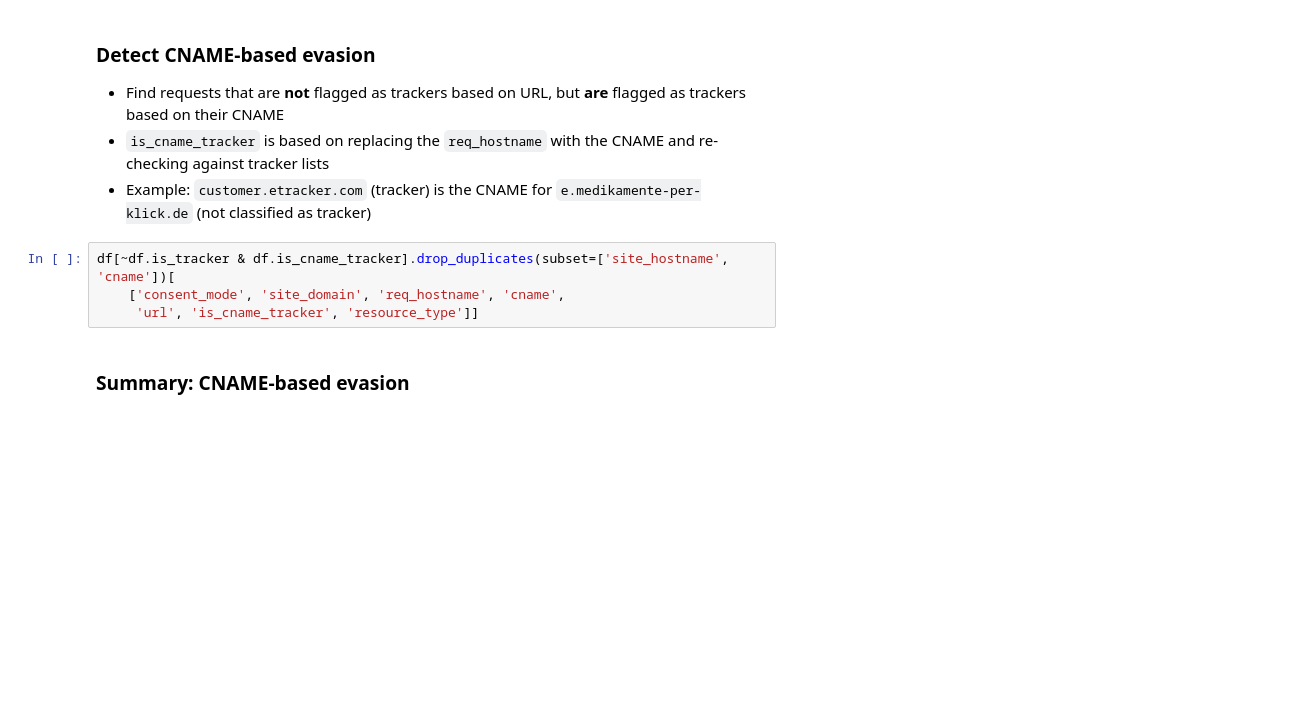
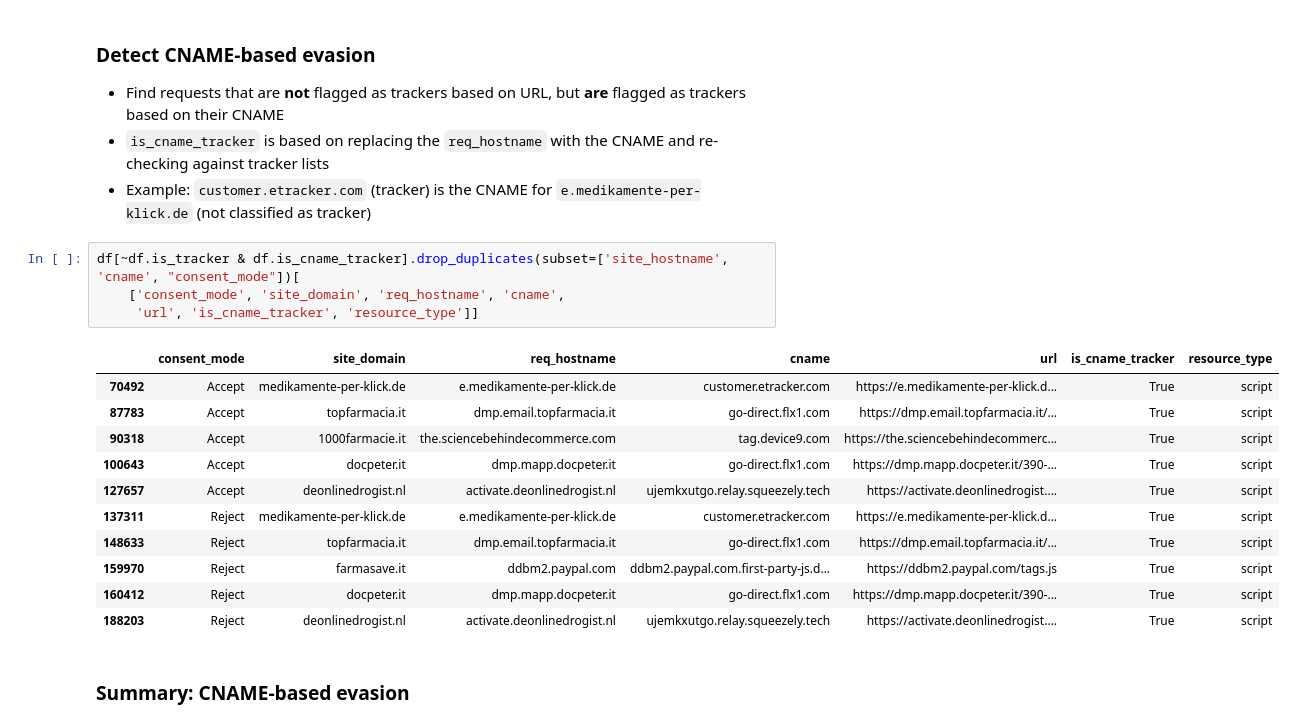
Before and after one commit to zahra7394/bitter-pill, a Jupyter notebook: notebooks/Cname-Analysis.ipynb, the cells around one changed output. Cells and saved outputs as stored; diff of their text form; blank space fills up the shorter version.

```diff
--- a/notebooks/Cname-Analysis.ipynb
+++ b/notebooks/Cname-Analysis.ipynb
@@ -28,9 +25,21 @@ df = df[df.exp_mode == 'tracking']
 - `is_cname_tracker` is based on replacing the `req_hostname` with the CNAME and re-checking against tracker lists
 - Example: `customer.etracker.com` (tracker) is the CNAME for `e.medikamente-per-klick.de` (not classified as tracker)
 # %%
-df[~df.is_tracker & df.is_cname_tracker].drop_duplicates(subset=['site_hostname', 'cname'])[
+df[~df.is_tracker & df.is_cname_tracker].drop_duplicates(subset=['site_hostname', 'cname', "consent_mode"])[
     ['consent_mode', 'site_domain', 'req_hostname', 'cname',
      'url', 'is_cname_tracker', 'resource_type']]
+# %% [output]
+|  | consent_mode | site_domain | req_hostname | cname | url | is_cname_tracker | resource_type |
+| 70492 | Accept | medikamente-per-klick.de | e.medikamente-per-klick.de | customer.etracker.com | https://e.medikamente-per-klick.d... | True | script |
+| 87783 | Accept | topfarmacia.it | dmp.email.topfarmacia.it | go-direct.flx1.com | https://dmp.email.topfarmacia.it/... | True | script |
+| 90318 | Accept | 1000farmacie.it | the.sciencebehindecommerce.com | tag.device9.com | https://the.sciencebehindecommerc... | True | script |
+| 100643 | Accept | docpeter.it | dmp.mapp.docpeter.it | go-direct.flx1.com | https://dmp.mapp.docpeter.it/390-... | True | script |
+| 127657 | Accept | deonlinedrogist.nl | activate.deonlinedrogist.nl | ujemkxutgo.relay.squeezely.tech | https://activate.deonlinedrogist.... | True | script |
+| 137311 | Reject | medikamente-per-klick.de | e.medikamente-per-klick.de | customer.etracker.com | https://e.medikamente-per-klick.d... | True | script |
+| 148633 | Reject | topfarmacia.it | dmp.email.topfarmacia.it | go-direct.flx1.com | https://dmp.email.topfarmacia.it/... | True | script |
+| 159970 | Reject | farmasave.it | ddbm2.paypal.com | ddbm2.paypal.com.first-party-js.d... | https://ddbm2.paypal.com/tags.js | True | script |
+| 160412 | Reject | docpeter.it | dmp.mapp.docpeter.it | go-direct.flx1.com | https://dmp.mapp.docpeter.it/390-... | True | script |
+| 188203 | Reject | deonlinedrogist.nl | activate.deonlinedrogist.nl | ujemkxutgo.relay.squeezely.tech | https://activate.deonlinedrogist.... | True | script |
 # %% [markdown]
 ### Summary: CNAME-based evasion
 # %%
```
Also changed, not shown: parts of 8 cells of this notebook, 10 other files.
